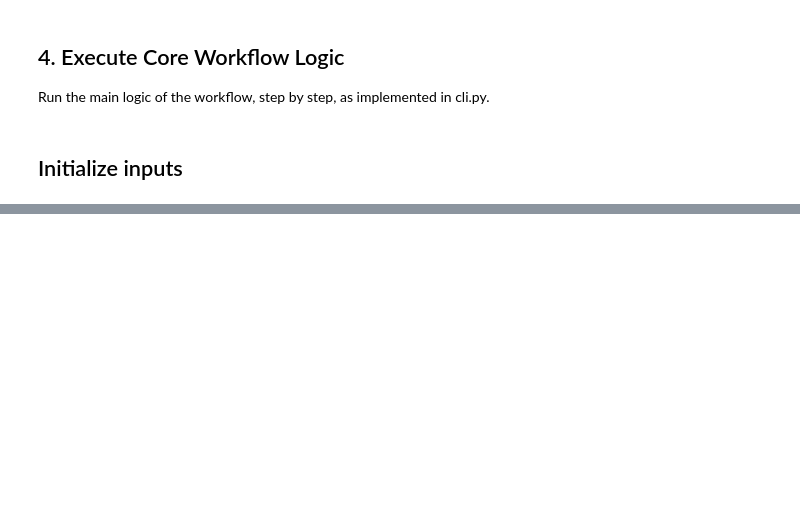
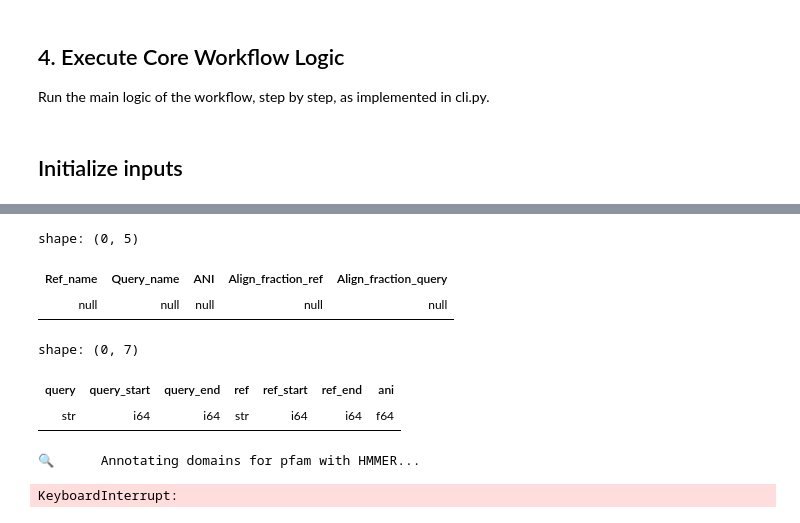
Before and after one commit to leightonpayne/hoodini, a Jupyter notebook: example/hoodini_cli_workflow.ipynb, the cells around one changed output, grey strips where cells are left out. Cells and saved outputs as stored; diff of their text form; code cells hidden in the pictures; blank space fills up the shorter version.

```diff
--- a/example/hoodini_cli_workflow.ipynb
+++ b/example/hoodini_cli_workflow.ipynb
@@ -150,5 +254,20 @@ pairwise_ani, nt_links = run_pairwise_nt(
+# %%
+pairwise_ani
+# %% [output]
+shape: (0, 5)
+| Ref_name | Query_name | ANI | Align_fraction_ref | Align_fraction_query |
+| null | null | null | null | null |
+# %%
+nt_links
+# %% [output]
+shape: (0, 7)
+| query | query_start | query_end | ref | ref_start | ref_end | ani |
+| str | i64 | i64 | str | i64 | i64 | f64 |
 # %%
 from hoodini.extra_tools.domain import run_domain
 # config.domains is already a validated list of database names
-config.domains = ["pfam","phrog"]
+config.domains = ["pfam"]
 domains_data = run_domain(all_prots, config.output, config.domains, config.num_threads)
+# %% [output]
+🔍      Annotating domains for pfam with HMMER...
+KeyboardInterrupt:
```
Also changed, not shown: parts of 15 cells of this notebook, 53 other files.
